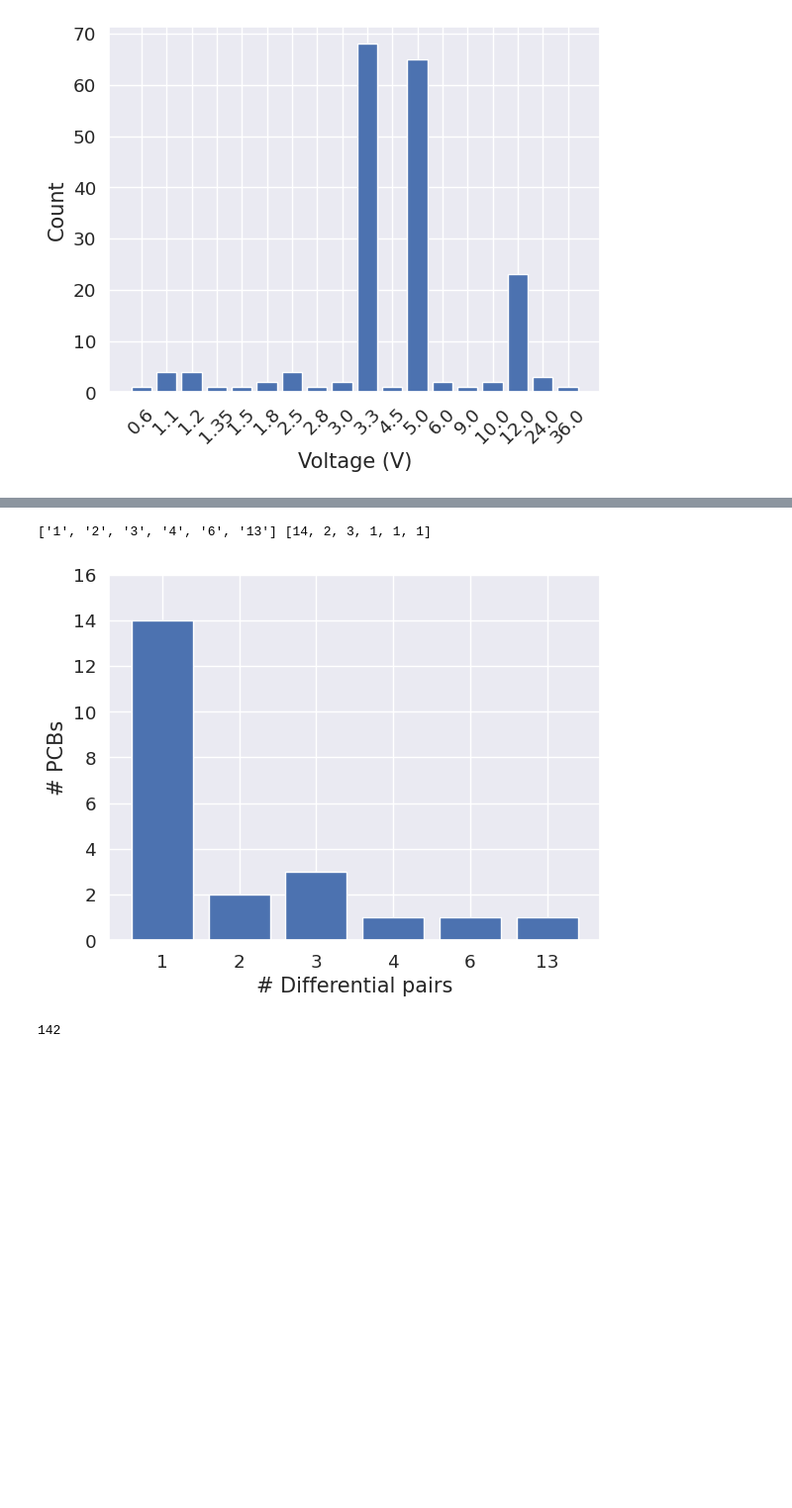
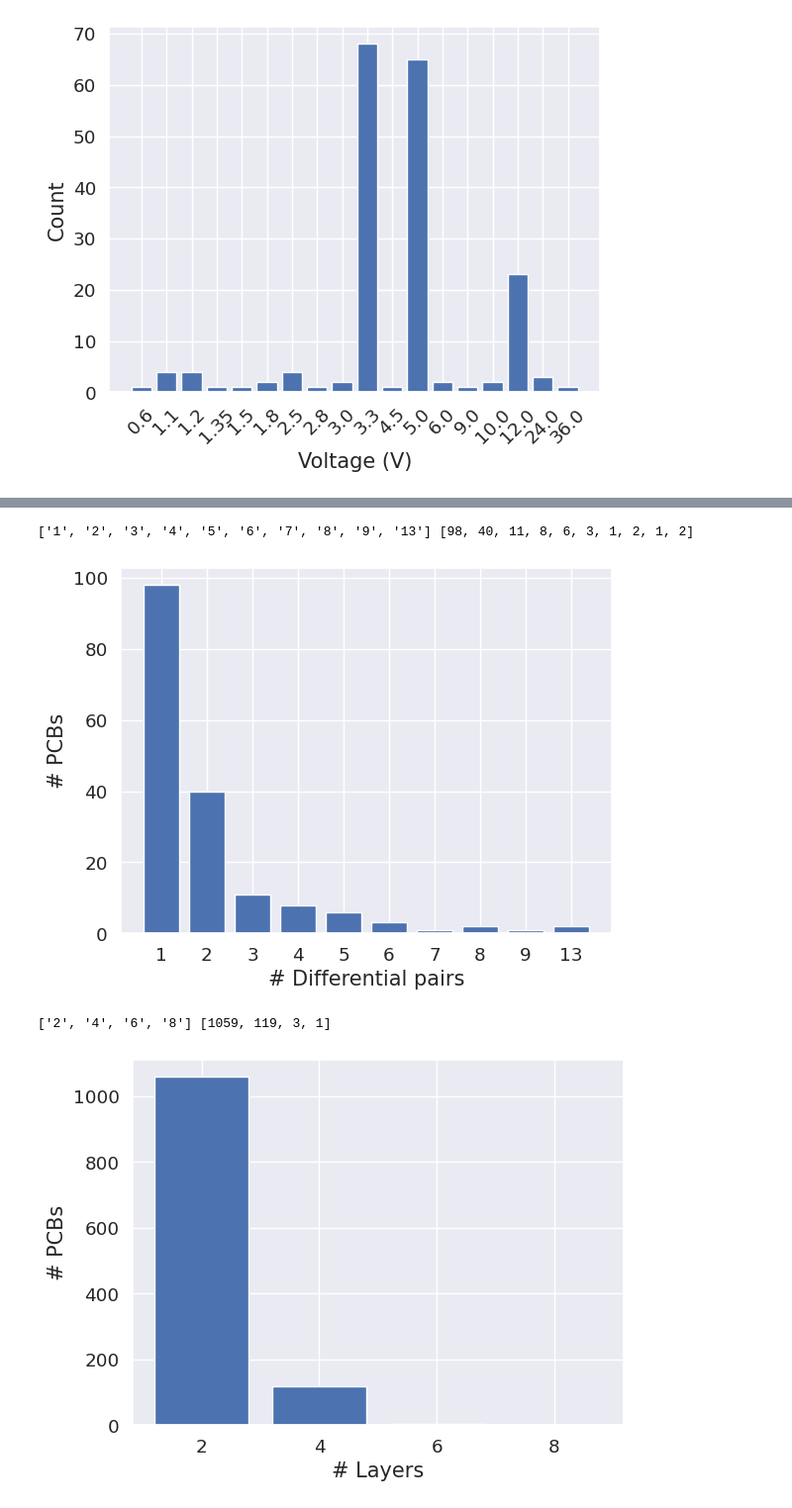
Before and after one commit to PCBench/PCBench, a Jupyter notebook: statistics.ipynb, the cells around one changed output, grey strips where cells are left out. Shown: that part at 99% size. Cells and saved outputs as stored; diff of their text form; code cells hidden in the pictures; blank space fills up the shorter version.

```diff
--- a/statistics.ipynb
+++ b/statistics.ipynb
@@ -464,16 +470,34 @@ counts = [x for _, x in sorted(zip(new_dp["# Differential pairs"], new_dp["Count
 print(dp_num, counts)
 ax.bar(dp_num, counts, label=dp_num)
 
-plt.yticks(range(0, 17, 2), range(0, 17, 2))
+# plt.yticks(range(0, 17, 2), range(0, 17, 2))
 ax.set_xlabel('# Differential pairs', fontsize=15)
 ax.set_ylabel('# PCBs', fontsize=15)
 
 fig.savefig("dp_dist.pdf", bbox_inches='tight')
 plt.show()
 # %% [output]
-['1', '2', '3', '4', '6', '13'] [14, 2, 3, 1, 1, 1]
+['1', '2', '3', '4', '5', '6', '7', '8', '9', '13'] [98, 40, 11, 8, 6, 3, 1, 2, 1, 2]
-[figure, old version]
+[figure, new version]
-# %%
-164-14-2-3-3
-# %% [output]
-142
+# %%
+new_dp = data["#Layers"].value_counts()
+new_dp = {"# Layers": list(new_dp.keys()), "Count":[new_dp[i] for i in new_dp.keys()]}
+
+import matplotlib.pyplot as plt
+
+fig, ax = plt.subplots()
+
+dp_num = [str(n) for n in sorted(new_dp["# Layers"])]
+counts = [x for _, x in sorted(zip(new_dp["# Layers"], new_dp["Count"]), key=lambda pair: pair[0])]
+print(dp_num, counts)
+ax.bar(dp_num, counts, label=dp_num)
+
+# plt.yticks(range(0, 17, 2), range(0, 17, 2))
+ax.set_xlabel('# Layers', fontsize=15)
+ax.set_ylabel('# PCBs', fontsize=15)
+
+fig.savefig("layer_dist.pdf", bbox_inches='tight')
+plt.show()
+# %% [output]
+['2', '4', '6', '8'] [1059, 119, 3, 1]
+[figure, added]
```
Also changed, not shown: parts of 8 cells of this notebook, 8 other files.
